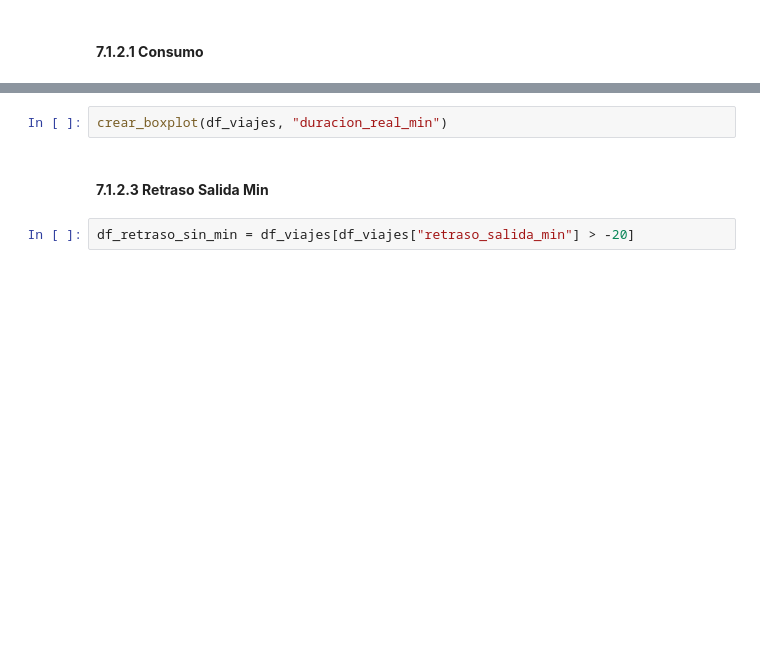
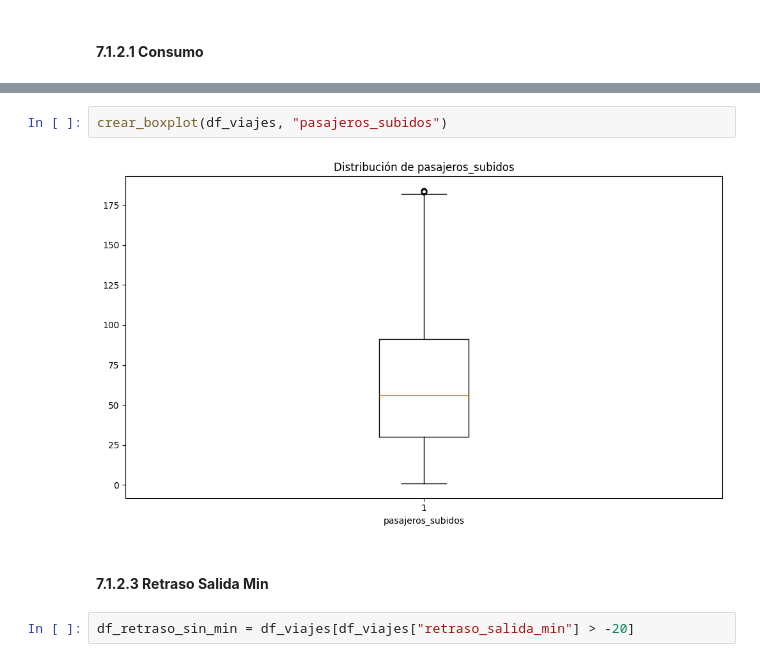
Before and after one commit to Arevaliis/metrobus-data-analytics, a Jupyter notebook: notebooks/01_eda.ipynb, the cells around one changed output, grey strips where cells are left out. Cells and saved outputs as stored; diff of their text form; blank space fills up the shorter version.

```diff
--- a/notebooks/01_eda.ipynb
+++ b/notebooks/01_eda.ipynb
@@ -487,5 +492,7 @@ calcular_z_score(df_viajes, "duracion_real_min")
 # %%
-crear_boxplot(df_viajes, "duracion_real_min")
+crear_boxplot(df_viajes, "pasajeros_subidos")
+# %% [output]
+[figure, added]
 # %% [markdown]
 #### **7.1.2.3 Retraso Salida Min**
 # %%
```
Also changed, not shown: parts of 52 cells of this notebook.
